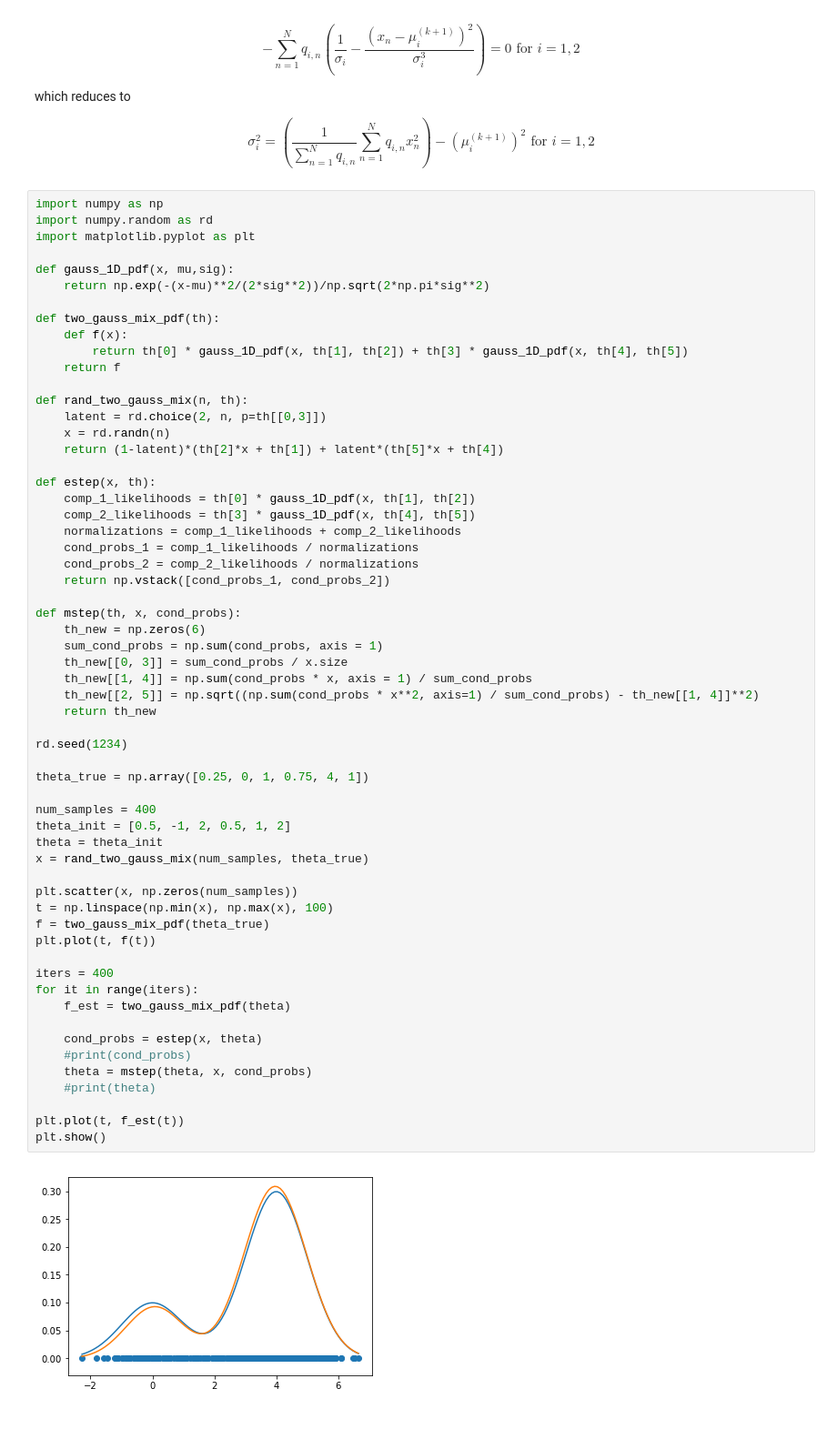
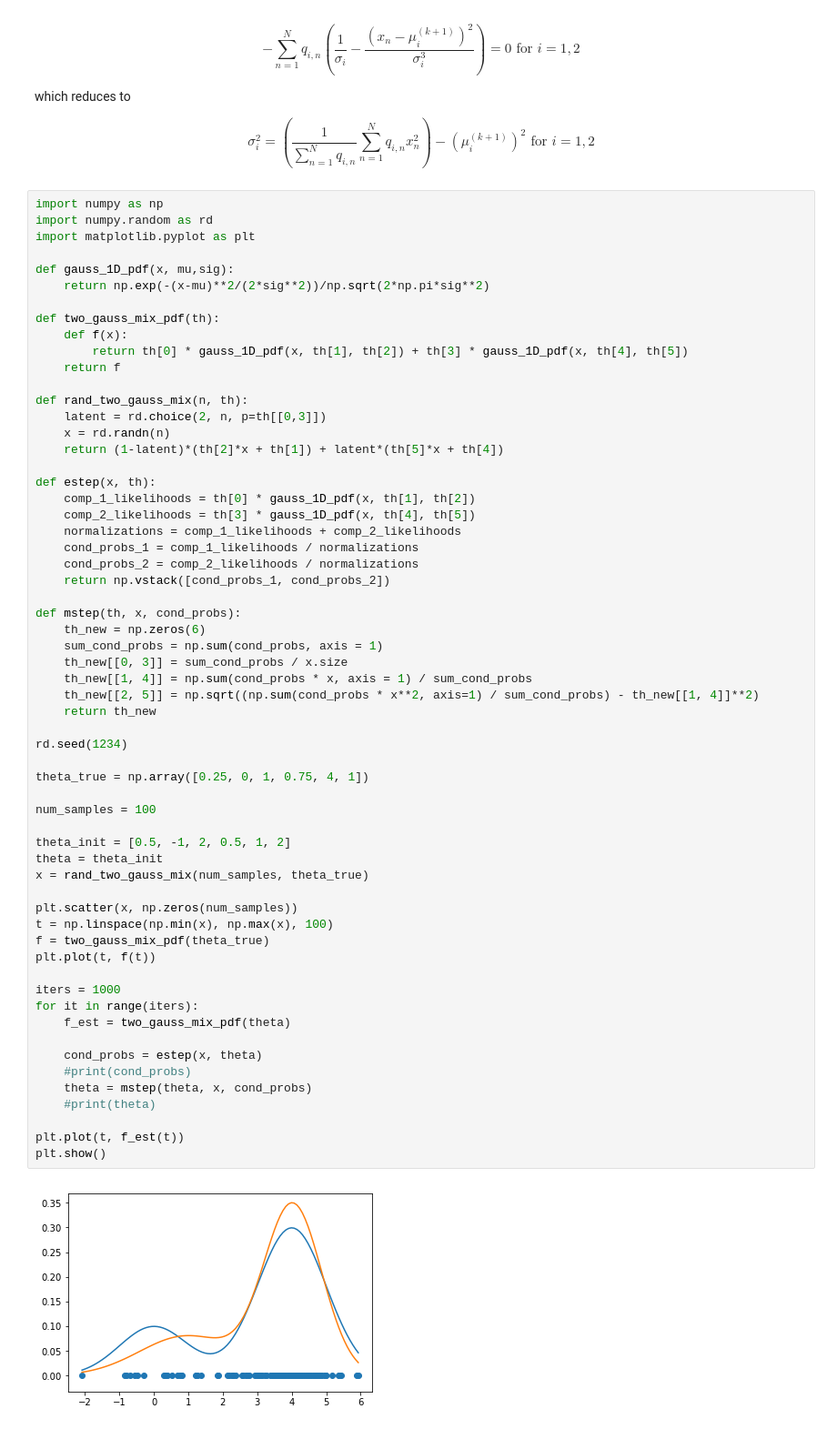
Before and after one commit to n8epi/ANLY561, a Jupyter notebook: Lecture 06/lecture06.ipynb, the cells around one changed output. Shown: that part at 91% size. Cells and saved outputs as stored; diff of their text form.

```diff
--- a/Lecture 06/lecture06.ipynb
+++ b/Lecture 06/lecture06.ipynb
@@ -351,36 +351,37 @@ def mstep(th, x, cond_probs):
     sum_cond_probs = np.sum(cond_probs, axis = 1)
     th_new[[0, 3]] = sum_cond_probs / x.size
     th_new[[1, 4]] = np.sum(cond_probs * x, axis = 1) / sum_cond_probs
     th_new[[2, 5]] = np.sqrt((np.sum(cond_probs * x**2, axis=1) / sum_cond_probs) - th_new[[1, 4]]**2)
     return th_new
 
 rd.seed(1234)
 
 theta_true = np.array([0.25, 0, 1, 0.75, 4, 1])
 
-num_samples = 400
+num_samples = 100
+
 theta_init = [0.5, -1, 2, 0.5, 1, 2]
 theta = theta_init
 x = rand_two_gauss_mix(num_samples, theta_true)
 
 plt.scatter(x, np.zeros(num_samples))
 t = np.linspace(np.min(x), np.max(x), 100)
 f = two_gauss_mix_pdf(theta_true)
 plt.plot(t, f(t))
 
-iters = 400
+iters = 1000
 for it in range(iters):
     f_est = two_gauss_mix_pdf(theta)
 
     cond_probs = estep(x, theta)
     #print(cond_probs)
     theta = mstep(theta, x, cond_probs)
     #print(theta)
 
 plt.plot(t, f_est(t))
 plt.show()
 # %% [output]
-[figure, old version]
+[figure, new version]
 # %% [markdown]
 ## Group Problems
 
```
Also changed, not shown: parts of 2 cells of this notebook, 22 other files.
